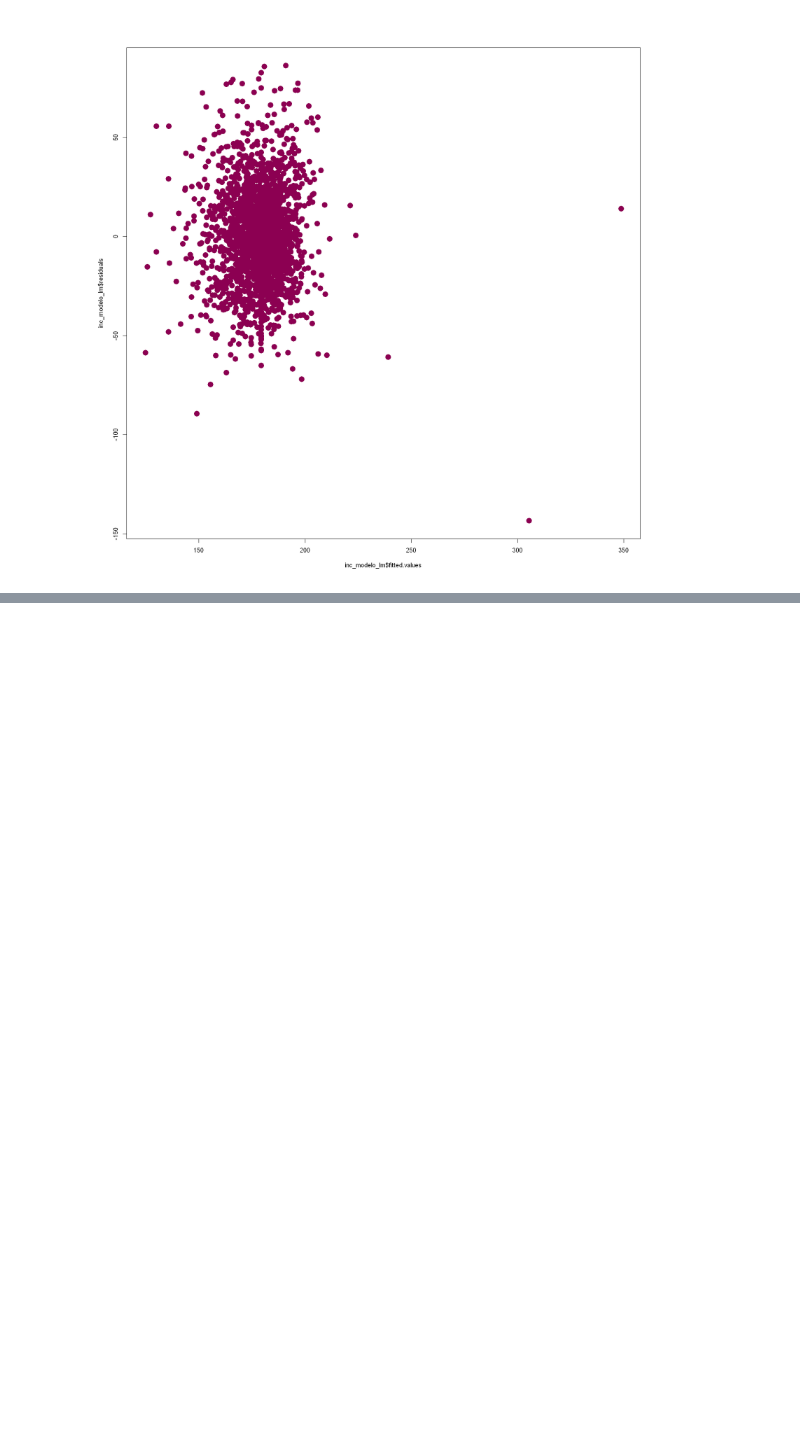
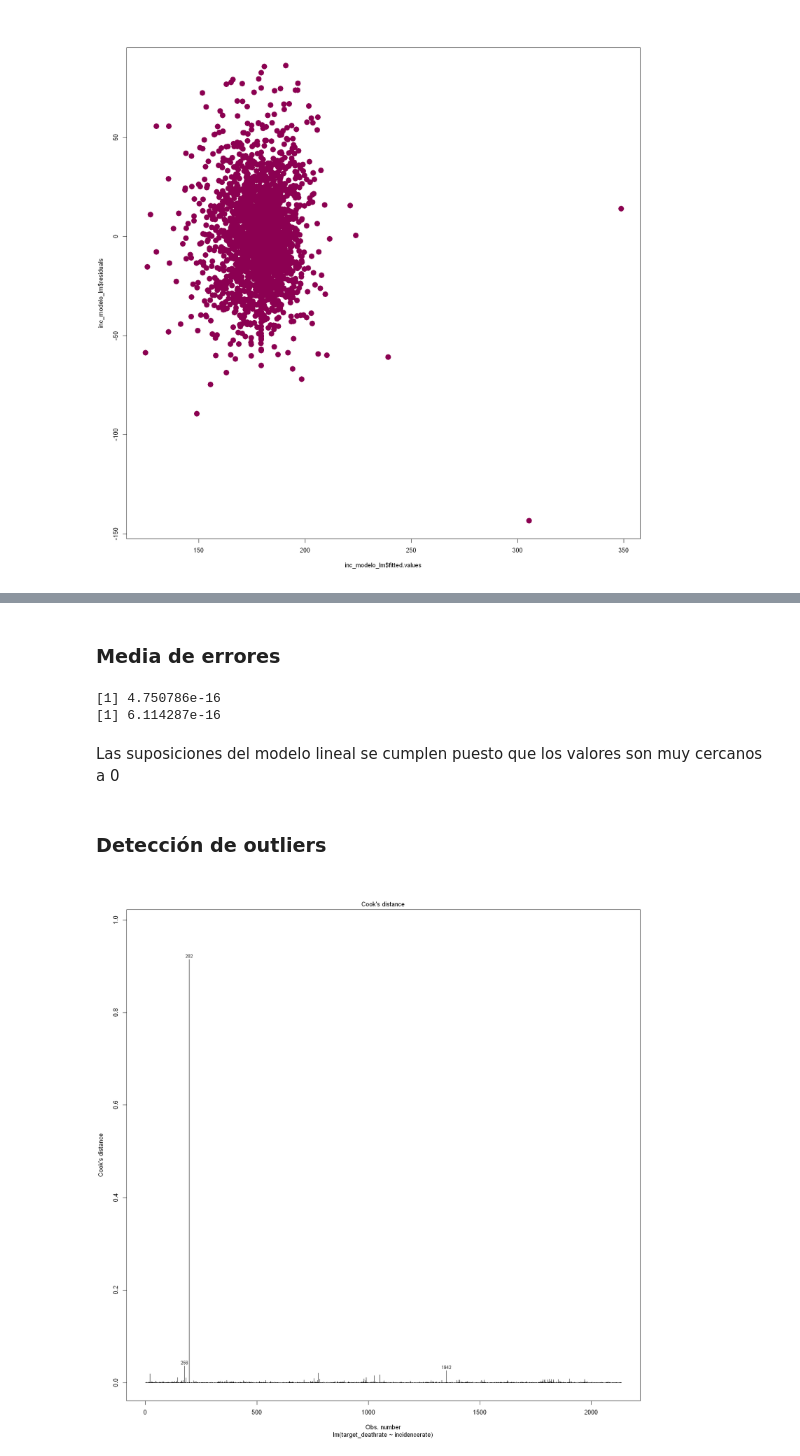
Before and after one commit to Didac-piferrer/MUDS, a Jupyter notebook: Estadistica/E4/MD004DidacPiferrerIglesiasAC04.ipynb, the cells around one changed output, grey strips where cells are left out. Saved outputs shown, nothing was run; the diff lists cells and outputs as text; code cells hidden in the pictures; blank space fills up the shorter version.

```diff
--- a/Estadistica/E4/MD004DidacPiferrerIglesiasAC04.ipynb
+++ b/Estadistica/E4/MD004DidacPiferrerIglesiasAC04.ipynb
@@ -594,0 +659,20 @@ BP = 9.1835, df = 1, p-value = 0.002442
+# %% [markdown]
+### Media de errores
+# %%
+# Calcular la media de errores
+print(mean(inc_modelo_lm$residuals))
+print(mean(pct_modelo_lm$residuals))
+# %% [output]
+[1] 4.750786e-16
+[1] 6.114287e-16
+# %% [markdown]
+Las suposiciones del modelo lineal se cumplen puesto que los valores son muy cercanos a 0
+# %% [markdown]
+### Detección de outliers
+# %%
+# Visualization (Cook's distance plot)
+plot(inc_modelo_lm , 4)
+# Statistical Measure:
+inc_model_dm = augment(inc_modelo_lm)
+# %% [output]
+[figure, added]
```
Also changed, not shown: parts of 21 cells of this notebook.
